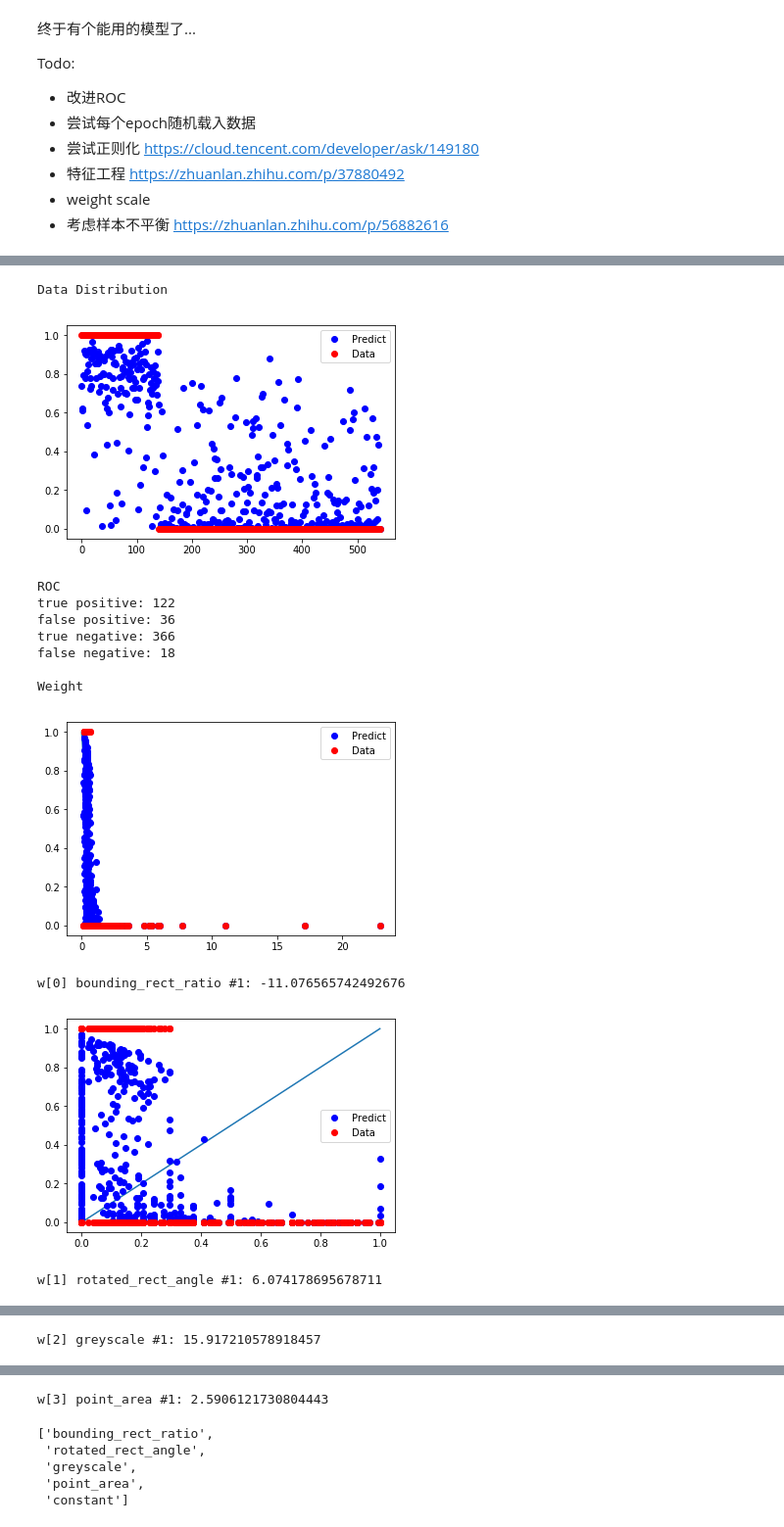
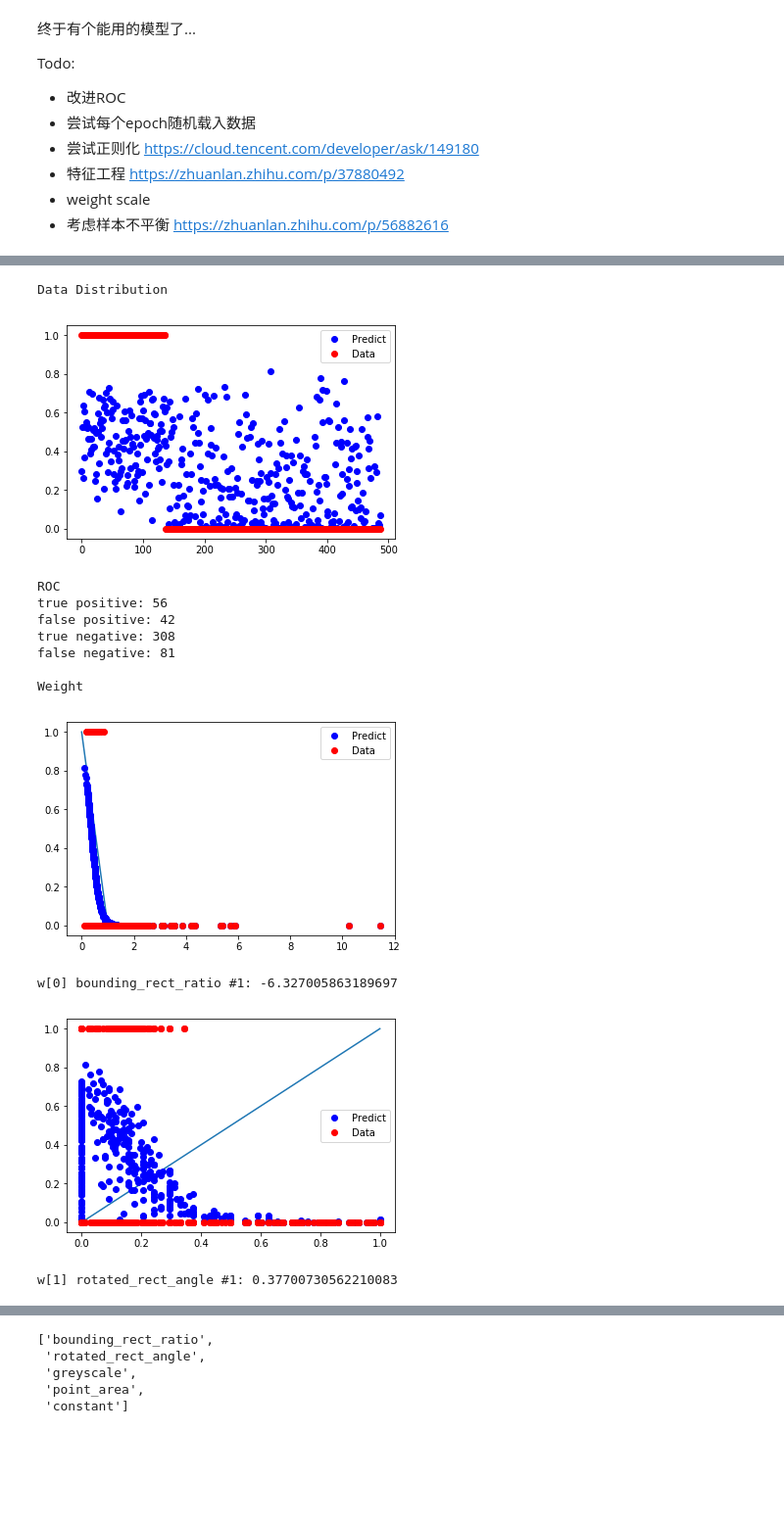
Before and after one commit to RoboVigor/RV-AutoAim, a Jupyter notebook: model/model4.ipynb, the cells around one changed output, grey strips where cells are left out. Shown at 98% size. Cells and saved outputs as stored; diff of their text form; code cells hidden in the pictures; blank space fills up the shorter version.

```diff
--- a/model/model4.ipynb
+++ b/model/model4.ipynb
@@ -106,8 +106,8 @@ input_size: 4
 decorating
 # %%
-# model = Model().to(device)
+model = Model().to(device)
 # train(0.00003, 100000)
-train(0.01, 20000)
+train(0.01, 100000)
 # %% [output]
 starting timer
 ====== Config ======
@@ -165,43 +165,43 @@ def analyse(x_anls, y_anls, threshold):
     # Weight
     x = np.linspace(0,1)
     w = [wi.data.cpu() for wi in model.parameters()]
     w = torch.cat((w[0][0],w[1])).numpy()
     print('Weight')
     b = w[-1]
     for i in range(input_size):
         a = w[i]
         y = a*x+b
         plt.plot(x, (y-y.min())/(y.max()-y.min()), linestyle='-')
         plt.plot(x_anls[:, i], y_pred, 'bo', label='Predict')
         plt.plot(x_anls[:, i], y_anls, 'ro', label='Data')
         plt.legend()
         plt.show()
         _1, _2 = i%(len(header) - 1), int((i+1)/len(header)+1)
         print('w[{}] {} #{}: {}'.format(i, header[_1], _2, w[i]))
 # Save
 def save(filename):
     dataloader = autoaim.DataLoader()
     dataloader.new_csv(filename, autoaim.feature.enabled_props)
     w = [wi.data.cpu() for wi in model.parameters()]
     w = torch.cat((w[0][0], w[1])).numpy()
     dataloader.append_csv(filename, w)
 
 
 with torch.no_grad():
 #     x_test, y_test,*_ = load('test.csv', 0)
-    save('weight1.csv')
+    save('weight8.csv')
     analyse(x_test, y_test, 0.5)
 # %% [output]
 Data Distribution
-[figure, old version]
+[figure, new version]
 ROC
-true positive: 122
-false positive: 36
-true negative: 366
-false negative: 18
+true positive: 56
+false positive: 42
+true negative: 308
+false negative: 81
 
 Weight
-[figure, old version]
+[figure, new version]
-w[0] bounding_rect_ratio #1: -11.076565742492676
+w[0] bounding_rect_ratio #1: -6.327005863189697
-[figure, old version]
+[figure, new version]
-w[1] rotated_rect_angle #1: 6.074178695678711
+w[1] rotated_rect_angle #1: 0.37700730562210083
@@ -209 +207,0 @@ w[1] rotated_rect_angle #1: 6.074178695678711
-w[2] greyscale #1: 15.917210578918457
@@ -211,4 +208,3 @@ w[2] greyscale #1: 15.917210578918457
-w[3] point_area #1: 2.5906121730804443
 # %%
 header[:-1]+['constant']
 # %% [output]
```
Also changed, not shown: parts of 3 cells of this notebook, 6 other files.
